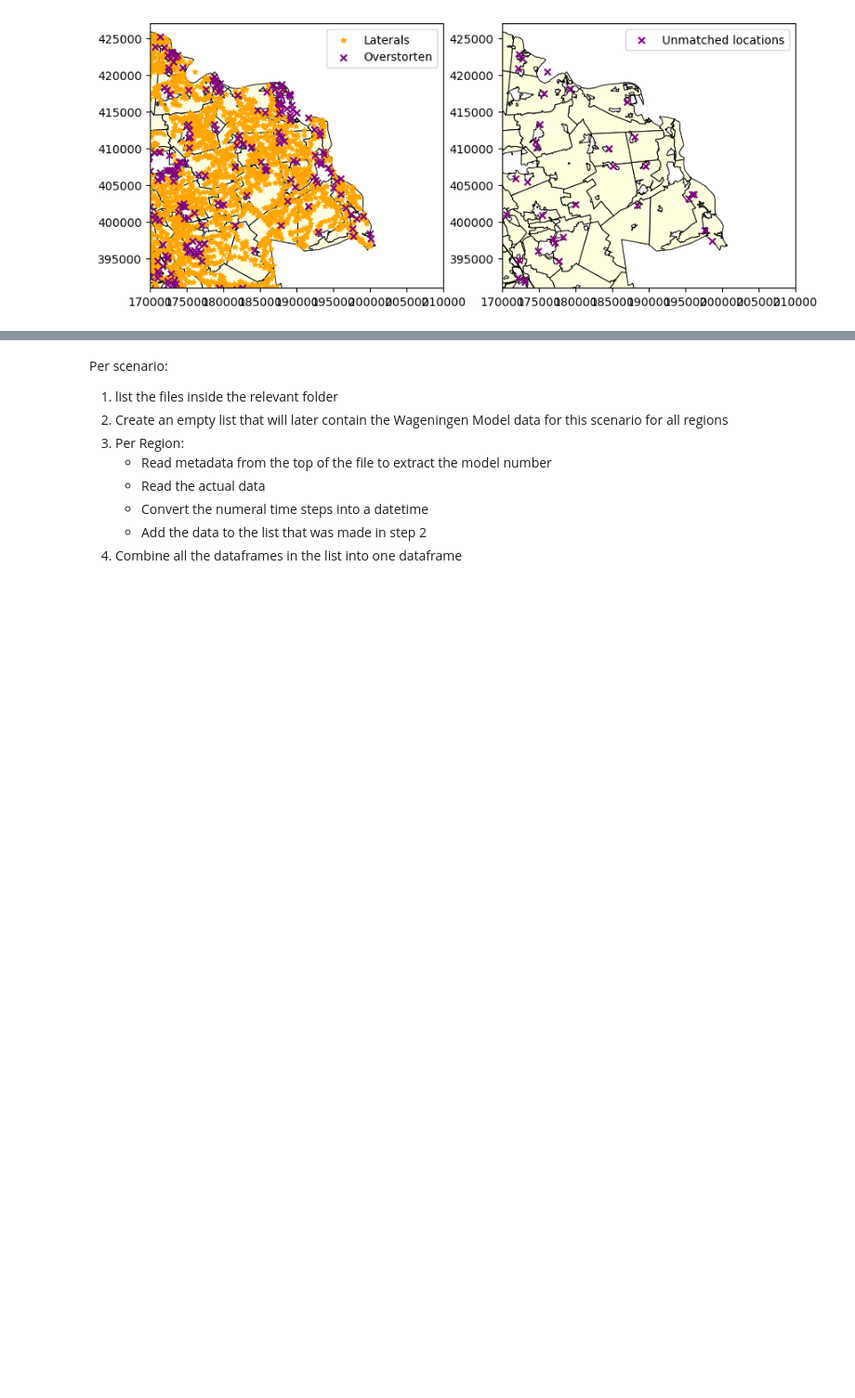
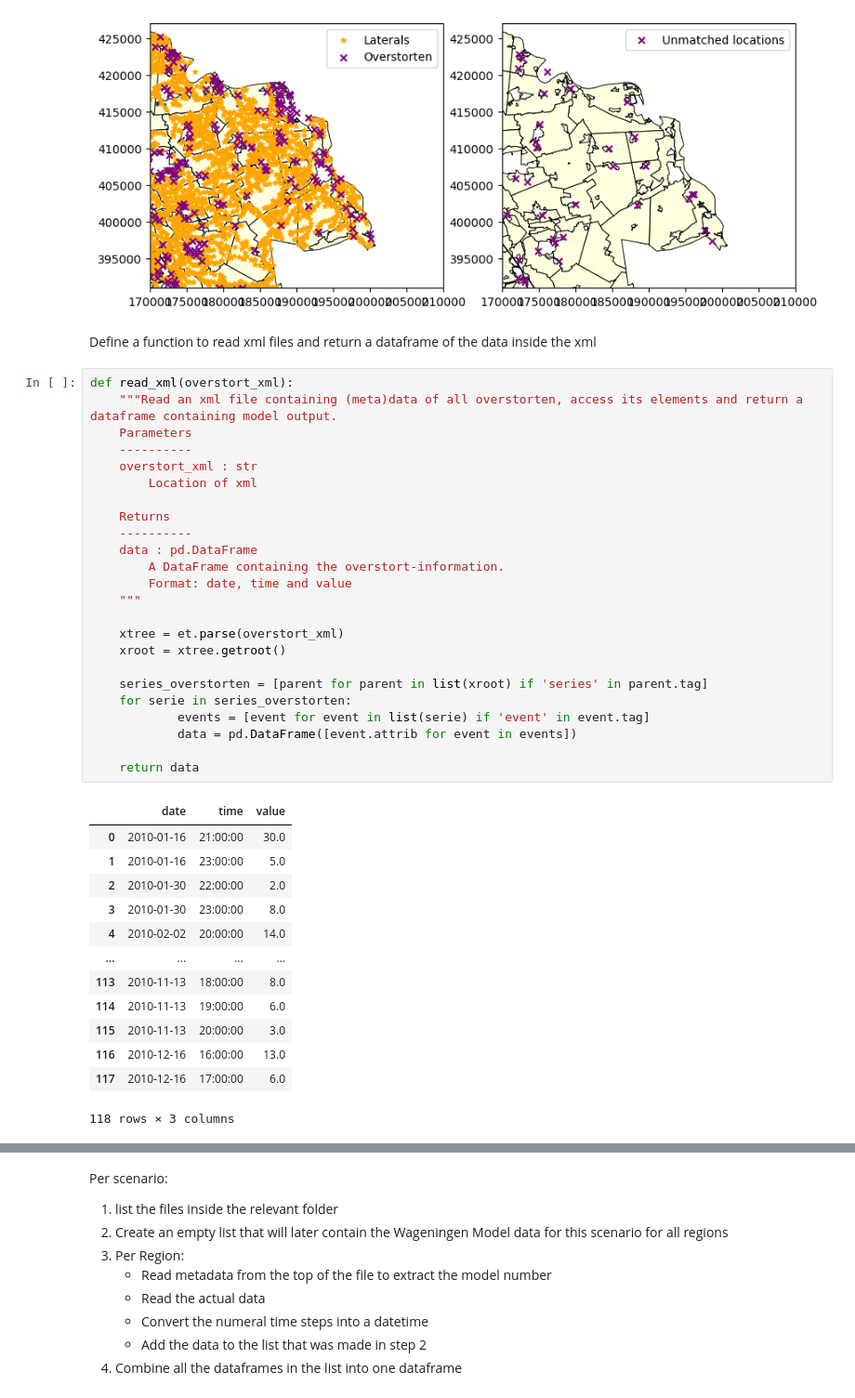
Before and after one commit to jaclangemeijer/23K01-01-importeer-neerslag-afvoer-uit-modellen, a Jupyter notebook: 06_Scripts/WMOVS2D_HYDRO2_JL.ipynb, the cells around one changed output, grey strips where cells are left out. Shown at 93% size. Drawn from its saved outputs; the diff is of its cells as text; blank space fills up the shorter version.

Commit message:
WIP: create function to read xml files

```diff
--- a/06_Scripts/WMOVS2D_HYDRO2_JL.ipynb
+++ b/06_Scripts/WMOVS2D_HYDRO2_JL.ipynb
@@ -150,3 +151,43 @@ fig
 <AxesSubplot:>
 <matplotlib.legend.Legend at 0x...>
 [figure]
+# %% [markdown]
+Define a function to read xml files and return a dataframe of the data inside the xml
+# %%
+def read_xml(overstort_xml):
+    """Read an xml file containing (meta)data of all overstorten, access its elements and return a dataframe containing model output.
+    Parameters
+    ----------
+    overstort_xml : str
+        Location of xml
+
+    Returns
+    ----------
+    data : pd.DataFrame
+        A DataFrame containing the overstort-information.
+        Format: date, time and value
+    """
+
+    xtree = et.parse(overstort_xml)
+    xroot = xtree.getroot()
+
+    series_overstorten = [parent for parent in list(xroot) if 'series' in parent.tag]
+    for serie in series_overstorten:
+            events = [event for event in list(serie) if 'event' in event.tag]
+            data = pd.DataFrame([event.attrib for event in events])
+
+    return data
+# %% [output]
+|  | date | time | value |
+| 0 | 2010-01-16 | 21:00:00 | 30.0 |
+| 1 | 2010-01-16 | 23:00:00 | 5.0 |
+| 2 | 2010-01-30 | 22:00:00 | 2.0 |
+| 3 | 2010-01-30 | 23:00:00 | 8.0 |
+| 4 | 2010-02-02 | 20:00:00 | 14.0 |
+| ... | ... | ... | ... |
+| 113 | 2010-11-13 | 18:00:00 | 8.0 |
+| 114 | 2010-11-13 | 19:00:00 | 6.0 |
+| 115 | 2010-11-13 | 20:00:00 | 3.0 |
+| 116 | 2010-12-16 | 16:00:00 | 13.0 |
+| 117 | 2010-12-16 | 17:00:00 | 6.0 |
+118 rows × 3 columns
```
Also changed, not shown: parts of 7 cells of this notebook.
